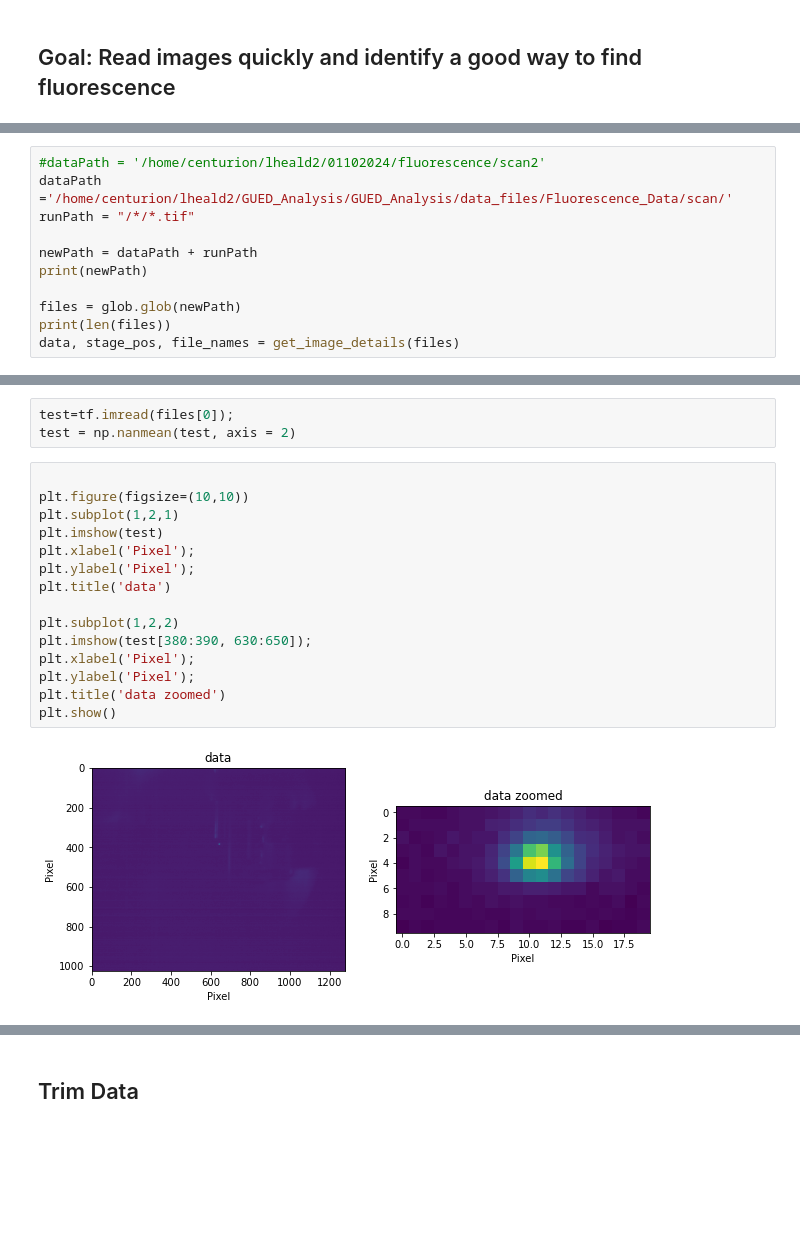
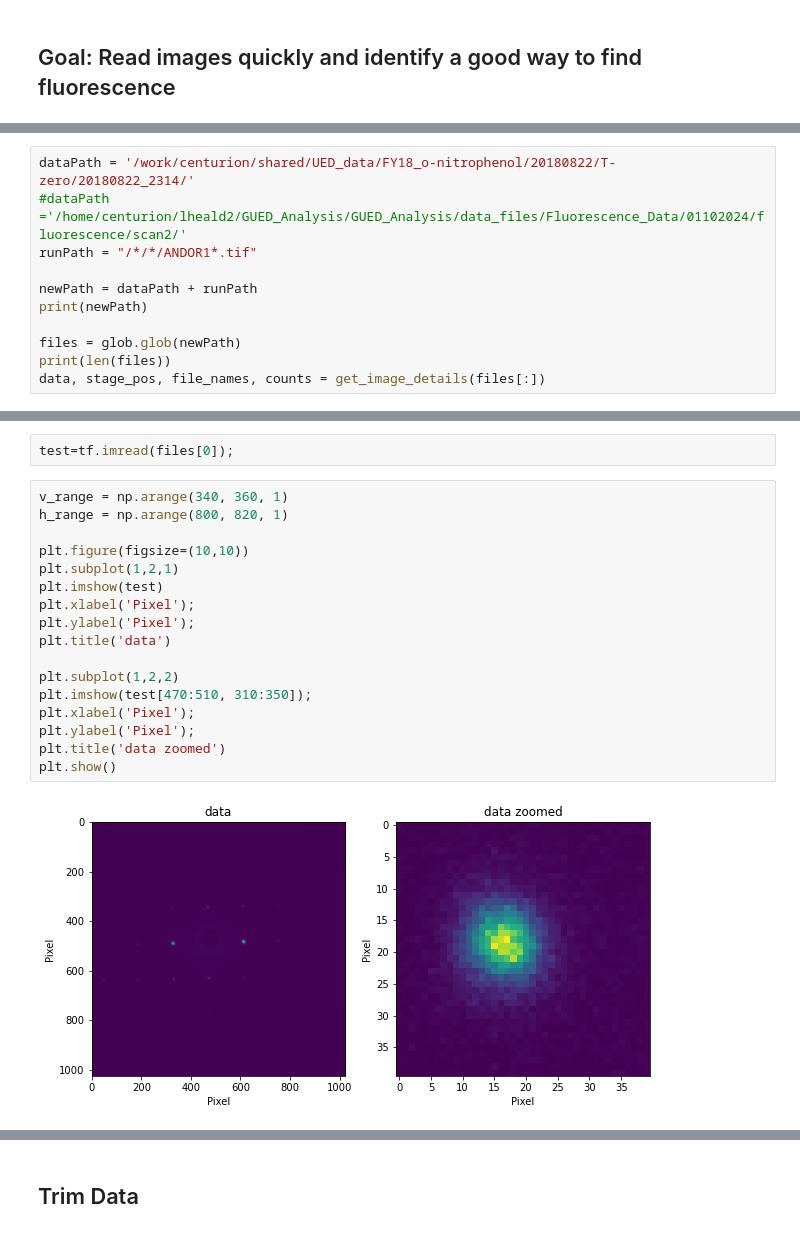
Before and after one commit to lheald2/gued, a Jupyter notebook: Fluorescence_Data.ipynb, the cells around one changed output, grey strips where cells are left out. Cells and saved outputs as stored; diff of their text form; blank space fills up the shorter version.

```diff
--- a/Fluorescence_Data.ipynb
+++ b/Fluorescence_Data.ipynb
@@ -64,12 +147,12 @@ def get_image_details(file_names, sort=True):
 # %%
-#dataPath = '/home/centurion/lheald2/01102024/fluorescence/scan2'
-dataPath ='/home/centurion/lheald2/GUED_Analysis/GUED_Analysis/data_files/Fluorescence_Data/scan/'
-runPath = "/*/*.tif"
+dataPath = '/work/centurion/shared/UED_data/FY18_o-nitrophenol/20180822/T-zero/20180822_2314/'
+#dataPath ='/home/centurion/lheald2/GUED_Analysis/GUED_Analysis/data_files/Fluorescence_Data/01102024/fluorescence/scan2/'
+runPath = "/*/*/ANDOR1*.tif"
 
 newPath = dataPath + runPath
 print(newPath)
 
 files = glob.glob(newPath)
 print(len(files))
-data, stage_pos, file_names = get_image_details(files)
+data, stage_pos, file_names, counts = get_image_details(files[:])
 # %% [output]
@@ -99,24 +181,25 @@ print(uv_data.shape)
 (1024, 1280)
 # %%
 test=tf.imread(files[0]);
-test = np.nanmean(test, axis = 2)
 # %%
+v_range = np.arange(340, 360, 1)
+h_range = np.arange(800, 820, 1)
 
 plt.figure(figsize=(10,10))
 plt.subplot(1,2,1)
 plt.imshow(test)
 plt.xlabel('Pixel');
 plt.ylabel('Pixel');
 plt.title('data')
 
 plt.subplot(1,2,2)
-plt.imshow(test[380:390, 630:650]);
+plt.imshow(test[470:510, 310:350]);
 plt.xlabel('Pixel');
 plt.ylabel('Pixel');
 plt.title('data zoomed')
 plt.show()
 # %% [output]
-[figure, old version]
+[figure, new version]
 # %%
 #345:355, 800:825
 
```
Also changed, not shown: parts of 13 cells of this notebook, 6 other files.
